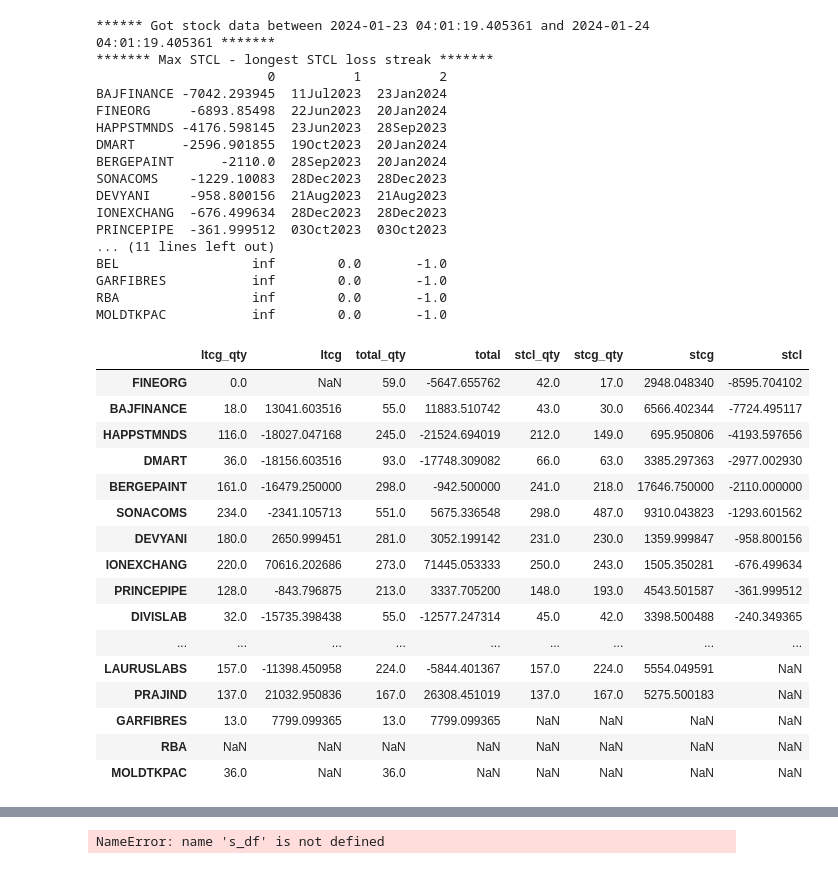
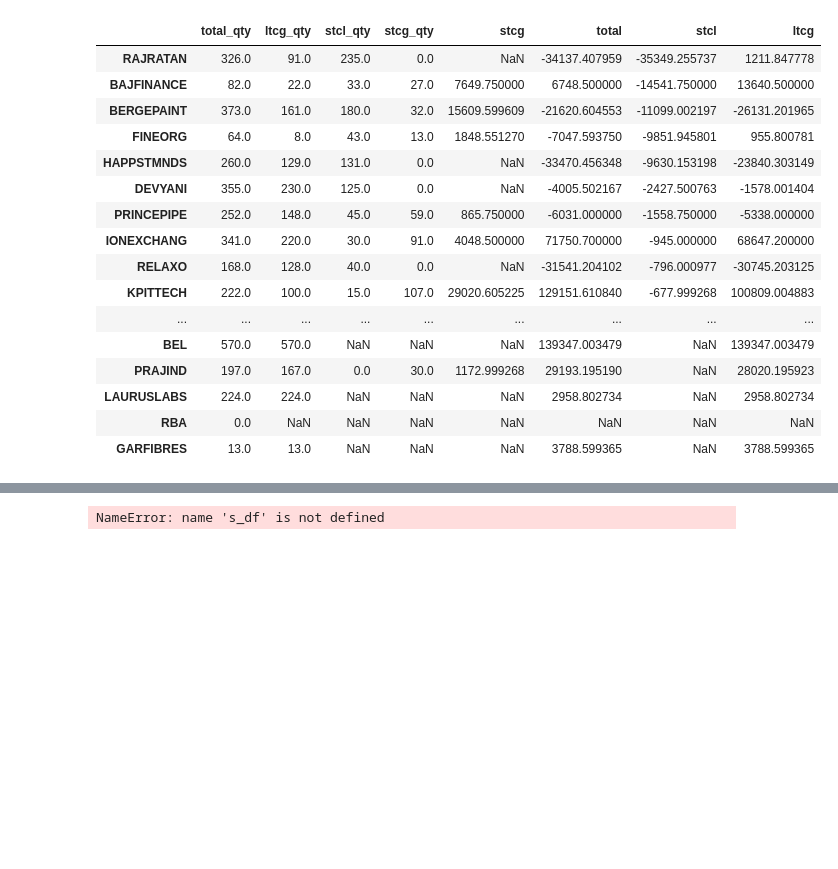
Before and after one commit to imran-iiit/test, a Jupyter notebook: PyHelloWorld/utils/trade_breakdown.ipynb, the cells around one changed output, grey strips where cells are left out. Saved outputs shown, nothing was run; the diff lists cells and outputs as text; code cells hidden in the pictures; blank space fills up the shorter version.

```diff
--- a/PyHelloWorld/utils/trade_breakdown.ipynb
+++ b/PyHelloWorld/utils/trade_breakdown.ipynb
@@ -55,18 +55,23 @@ def get_stcl(df, harvest_loss_amount=9999999, today=datetime.datetime.today(), n
     '''
     stcg_cutoff_date = (today - relativedelta(years=num_years_for_stcg)).date()
 #     df = df[df['Trade Date'] > str(date)] # Get trades after this date
-    df = df.sort_values(by='Date', ascending=True)
+    df = df.sort_values(by='Date', ascending=False)
     data = {}
 
-    for c in get_holding_quantities().keys():
+    for c, q in get_holding_quantities().items():
+        print(f'***************** {c}: {q} ************************')
         df_c = df[df['COMPANY'] == c]
         df_dict = df_c.to_dict('list') # https://stackoverflow.com/questions/52547805/how-to-convert-dataframe-to-dictionary-in-pandas-without-index
         ltcg, stcg, ltcg_qty, stcg_qty = 0, 0, 0, 0
         data[c] = defaultdict(int)
+        data[c]['total_qty'] = 0
 
         for i, (comp, dt, bp, qty, cp, pnl) in enumerate(zip(df_dict['COMPANY'], df_dict['Date'], df_dict['BuyPrice'], \
                                              df_dict['Qty'], df_dict['currPrice'], df_dict['PnL'])):
             i += 1
+            if data[c]['total_qty'] > q: # Dont process older txns' which were squared off earlier
+                print(f"Going back to past quantities... break!: {data[c]['total_qty']} > {q}")
+                break
 
             if dt.date() <= stcg_cutoff_date:
                 ### LTCG
@@ -89,16 +94,9 @@ def get_stcl(df, harvest_loss_amount=9999999, today=datetime.datetime.today(), n
                     data[c]['stcg_qty'] += qty
                     data[c]['stcg'] += pnl
 
+
             data[c]['total_qty'] += qty
             data[c]['total'] += pnl
-
-
-
-
-#     for s in QTYS.keys():
-#         s_df = df[df['Symbol'] == s].sort_values(by='Trade Date', ascending=True)
-#         print(s_df.to_dict())
-#         break
 
     return data
 
@@ -117,6 +115,7 @@ def get_max_stcl(df, harvest_loss_amount=9999999, today=datetime.datetime.today(
     return {k: v for k, v in sorted(data.items(), key=lambda item: item[1])} # sort data by value before returning
 # %%
 df = read_xls(HOLDING_FILE, tab=5)
+df['COMPANY'] = df['COMPANY'].apply(lambda x: x.strip())
 df = df[df['COMPANY'].isin(get_holding_quantities().keys())]
 df = df[['COMPANY', 'Date', 'Qty', 'BuyPrice']]
 
@@ -125,5 +124,7 @@ df = process_sheets(df)
 
 print('******* Max STCL - longest STCL loss streak *******')
 print(pd.DataFrame(get_max_stcl(df)).T)
-pd.DataFrame(get_stcl(df)).T.sort_values(by='stcl', ascending=True)
+final = pd.DataFrame(get_stcl(df)).T.sort_values(by='stcl', ascending=True)
+save_csv(final, 'ltcg_stcg')
+final
 # %% [output]
@@ -135,34 +148,17 @@ pd.DataFrame(get_stcl(df)).T.sort_values(by='stcl', ascending=True)
-****** Got stock data between 2024-01-23 04:01:19.405361 and 2024-01-24 04:01:19.405361 *******
-******* Max STCL - longest STCL loss streak *******
-                      0          1          2
-BAJFINANCE -7042.293945  11Jul2023  23Jan2024
-FINEORG     -6893.85498  22Jun2023  20Jan2024
-HAPPSTMNDS -4176.598145  23Jun2023  28Sep2023
-DMART      -2596.901855  19Oct2023  20Jan2024
-BERGEPAINT      -2110.0  28Sep2023  20Jan2024
-SONACOMS    -1229.10083  28Dec2023  28Dec2023
-DEVYANI     -958.800156  21Aug2023  21Aug2023
-IONEXCHANG  -676.499634  28Dec2023  28Dec2023
-PRINCEPIPE  -361.999512  03Oct2023  03Oct2023
-... (11 lines left out)
-BEL                 inf        0.0       -1.0
-GARFIBRES           inf        0.0       -1.0
-RBA                 inf        0.0       -1.0
-MOLDTKPAC           inf        0.0       -1.0
-|  | ltcg_qty | ltcg | total_qty | total | stcl_qty | stcg_qty | stcg | stcl |
-| FINEORG | 0.0 | NaN | 59.0 | -5647.655762 | 42.0 | 17.0 | 2948.048340 | -8595.704102 |
-| BAJFINANCE | 18.0 | 13041.603516 | 55.0 | 11883.510742 | 43.0 | 30.0 | 6566.402344 | -7724.495117 |
-| HAPPSTMNDS | 116.0 | -18027.047168 | 245.0 | -21524.694019 | 212.0 | 149.0 | 695.950806 | -4193.597656 |
-| DMART | 36.0 | -18156.603516 | 93.0 | -17748.309082 | 66.0 | 63.0 | 3385.297363 | -2977.002930 |
-| BERGEPAINT | 161.0 | -16479.250000 | 298.0 | -942.500000 | 241.0 | 218.0 | 17646.750000 | -2110.000000 |
-| SONACOMS | 234.0 | -2341.105713 | 551.0 | 5675.336548 | 298.0 | 487.0 | 9310.043823 | -1293.601562 |
-| DEVYANI | 180.0 | 2650.999451 | 281.0 | 3052.199142 | 231.0 | 230.0 | 1359.999847 | -958.800156 |
-| IONEXCHANG | 220.0 | 70616.202686 | 273.0 | 71445.053333 | 250.0 | 243.0 | 1505.350281 | -676.499634 |
-| PRINCEPIPE | 128.0 | -843.796875 | 213.0 | 3337.705200 | 148.0 | 193.0 | 4543.501587 | -361.999512 |
-| DIVISLAB | 32.0 | -15735.398438 | 55.0 | -12577.247314 | 45.0 | 42.0 | 3398.500488 | -240.349365 |
+|  | total_qty | ltcg_qty | stcl_qty | stcg_qty | stcg | total | stcl | ltcg |
+| RAJRATAN | 326.0 | 91.0 | 235.0 | 0.0 | NaN | -34137.407959 | -35349.255737 | 1211.847778 |
+| BAJFINANCE | 82.0 | 22.0 | 33.0 | 27.0 | 7649.750000 | 6748.500000 | -14541.750000 | 13640.500000 |
+| BERGEPAINT | 373.0 | 161.0 | 180.0 | 32.0 | 15609.599609 | -21620.604553 | -11099.002197 | -26131.201965 |
+| FINEORG | 64.0 | 8.0 | 43.0 | 13.0 | 1848.551270 | -7047.593750 | -9851.945801 | 955.800781 |
+| HAPPSTMNDS | 260.0 | 129.0 | 131.0 | 0.0 | NaN | -33470.456348 | -9630.153198 | -23840.303149 |
+| DEVYANI | 355.0 | 230.0 | 125.0 | 0.0 | NaN | -4005.502167 | -2427.500763 | -1578.001404 |
+| PRINCEPIPE | 252.0 | 148.0 | 45.0 | 59.0 | 865.750000 | -6031.000000 | -1558.750000 | -5338.000000 |
+| IONEXCHANG | 341.0 | 220.0 | 30.0 | 91.0 | 4048.500000 | 71750.700000 | -945.000000 | 68647.200000 |
+| RELAXO | 168.0 | 128.0 | 40.0 | 0.0 | NaN | -31541.204102 | -796.000977 | -30745.203125 |
+| KPITTECH | 222.0 | 100.0 | 15.0 | 107.0 | 29020.605225 | 129151.610840 | -677.999268 | 100809.004883 |
 | ... | ... | ... | ... | ... | ... | ... | ... | ... |
-| LAURUSLABS | 157.0 | -11398.450958 | 224.0 | -5844.401367 | 157.0 | 224.0 | 5554.049591 | NaN |
-| PRAJIND | 137.0 | 21032.950836 | 167.0 | 26308.451019 | 137.0 | 167.0 | 5275.500183 | NaN |
-| GARFIBRES | 13.0 | 7799.099365 | 13.0 | 7799.099365 | NaN | NaN | NaN | NaN |
-| RBA | NaN | NaN | NaN | NaN | NaN | NaN | NaN | NaN |
-| MOLDTKPAC | 36.0 | NaN | 36.0 | NaN | NaN | NaN | NaN | NaN |
+| BEL | 570.0 | 570.0 | NaN | NaN | NaN | 139347.003479 | NaN | 139347.003479 |
+| PRAJIND | 197.0 | 167.0 | 0.0 | 30.0 | 1172.999268 | 29193.195190 | NaN | 28020.195923 |
+| LAURUSLABS | 224.0 | 224.0 | NaN | NaN | NaN | 2958.802734 | NaN | 2958.802734 |
+| RBA | 0.0 | NaN | NaN | NaN | NaN | NaN | NaN | NaN |
+| GARFIBRES | 13.0 | 13.0 | NaN | NaN | NaN | 3788.599365 | NaN | 3788.599365 |
```
Also changed, not shown: parts of 5 cells of this notebook, 2 other files.
